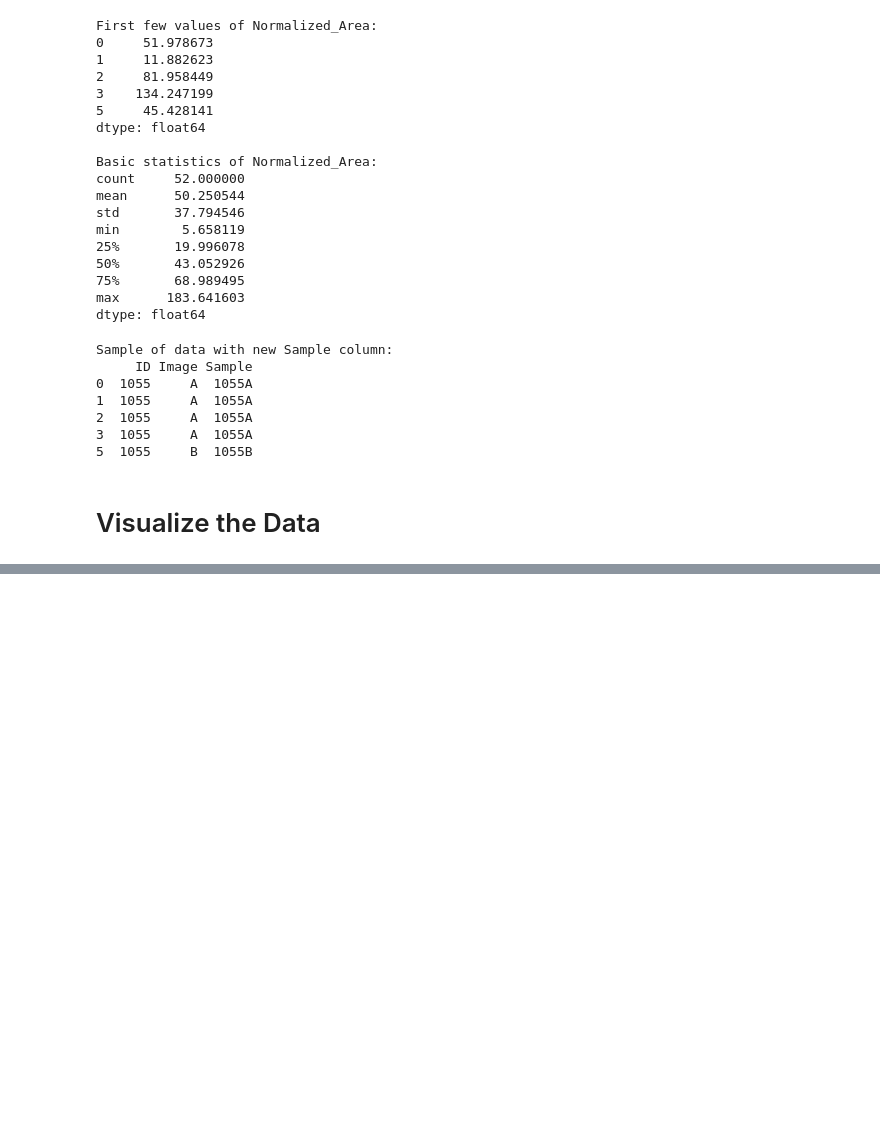
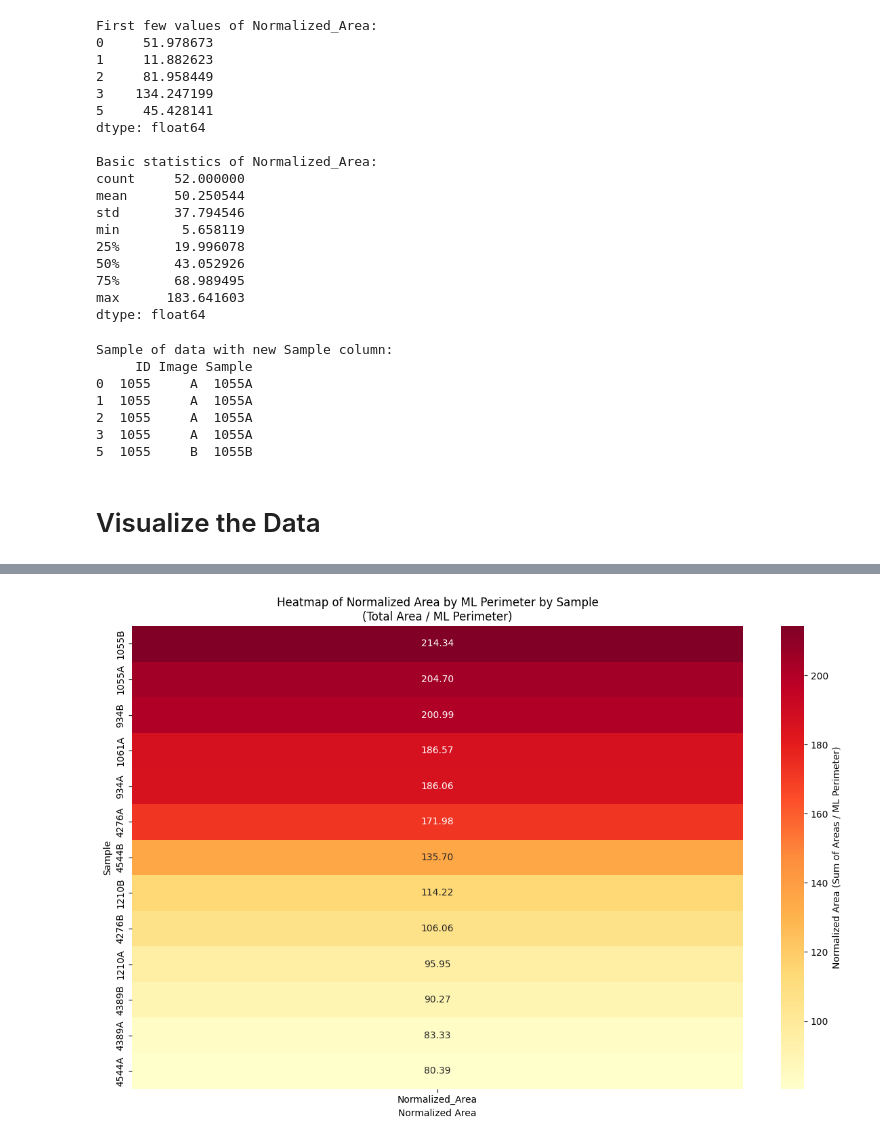
Before and after one commit to robinson-vidva/shared-projects, a Jupyter notebook: Preprocessing_Plots.ipynb, the cells around one changed output, grey strips where cells are left out. Drawn from its saved outputs; the diff is of its cells as text; code cells hidden in the pictures; blank space fills up the shorter version.

```diff
--- a/Preprocessing_Plots.ipynb
+++ b/Preprocessing_Plots.ipynb
@@ -223,0 +233,29 @@ print()
+# %%
+import seaborn as sns
+import matplotlib.pyplot as plt
+
+# Create a figure with larger size
+plt.figure(figsize=(12, 8))
+
+# Convert the New_Normalized series to a DataFrame for heatmap
+heatmap_data = New_Normalized.to_frame(name='Normalized_Area').sort_values('Normalized_Area', ascending=False)
+
+# Create heatmap
+sns.heatmap(heatmap_data,  # Already a DataFrame
+            cmap='YlOrRd',  # Yellow to Orange to Red color scheme
+            annot=True,  # Show values in cells
+            fmt='.2f',  # Format numbers to 2 decimal places
+            cbar_kws={'label': 'Normalized Area (Sum of Areas / ML Perimeter)'})
+
+# Customize the plot
+plt.title('Heatmap of Normalized Area by ML Perimeter by Sample\n(Total Area / ML Perimeter)')
+plt.xlabel('Normalized Area')
+plt.ylabel('Sample')
+
+# Adjust layout to prevent label cutoff
+plt.tight_layout()
+
+# Show the plot
+plt.show()
+# %% [output]
+[figure, added]
```
Also changed, not shown: parts of 4 cells of this notebook.
